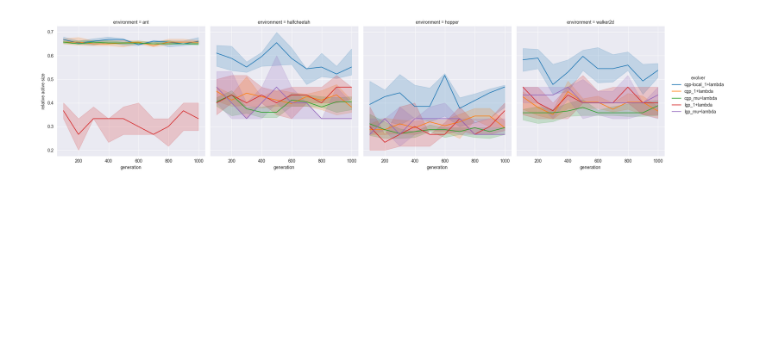
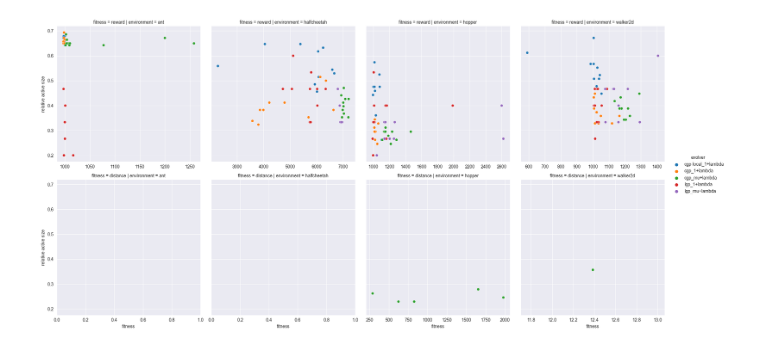
Before and after one commit to giorgia-nadizar/cgpax, a Jupyter notebook: analysis/analysis.ipynb, the cells around one changed output. Cells and saved outputs as stored; diff of their text form; code cells hidden in the pictures; blank space fills up the shorter version.

```diff
--- a/analysis/analysis.ipynb
+++ b/analysis/analysis.ipynb
@@ -9,6 +9,7 @@ df = pd.concat(dataframes, ignore_index=True)
 df.rename(lambda x: x.replace("training.", ""), axis="columns", inplace=True)
 df = df[[c for c in df.columns if not c.startswith("Unnamed")]]
 df["evolver"] = df["solver"] + "_" + df["ea"]
+df = df[df["fitness"] != "novelty"]
 df.head()
 # %% [output]
 |  | generation | _timestamp | run_id | fitness_std | evaluation_time | top_k_fit.top_0_fit | fitness_3q | ... |
@@ -19,0 +41,8 @@ df.head()
+# %%
+graph_dfs = [pd.read_csv(f"data/graph_size/{d}") for d in os.listdir("data/graph_size/")]
+graph_sizes = pd.concat(graph_dfs, ignore_index=True)
+graph_sizes["relative_size"] = graph_sizes["graph_size"] / graph_sizes["max_size"]
+graph_sizes["evolver"] = graph_sizes["solver"] + "_" + graph_sizes["ea"]
+graph_sizes = graph_sizes[[c for c in graph_sizes.columns if not c.startswith("Unnamed")]]
+graph_sizes = graph_sizes[graph_sizes["fitness"] != "novelty"]
+graph_sizes.head()
@@ -50,0 +73,4 @@ graph_sizes.head()
+# %%
+join_df = graph_sizes.merge(df, on=["solver", "generation", "environment", "seed", "evolver", "ea", "fitness"])
+join_df = join_df[join_df["generation"] == 999]
+join_df.head()
@@ -51,16 +85,16 @@ graph_sizes.head()
 # %%
 g = sns.relplot(
-    data=graph_sizes[(graph_sizes["generation"] < 1000)],
+    data=join_df,
     col="environment",
-    kind="line",
-    x="generation",
+    row="fitness",
+    kind="scatter",
+    x="top_k_fit.top_0_fit",
     y="relative_size",
     hue="evolver",
-    estimator="median",
-    errorbar=("pi", 50)
+    facet_kws=dict(sharex=False)
 )
-g.set_xlabels("generation")
+g.set_xlabels("fitness")
 g.set_ylabels("relative active size")
 plt.show()
 # %% [output]
-[figure, old version]
+[figure, new version]
```
Also changed, not shown: parts of 8 cells of this notebook.
